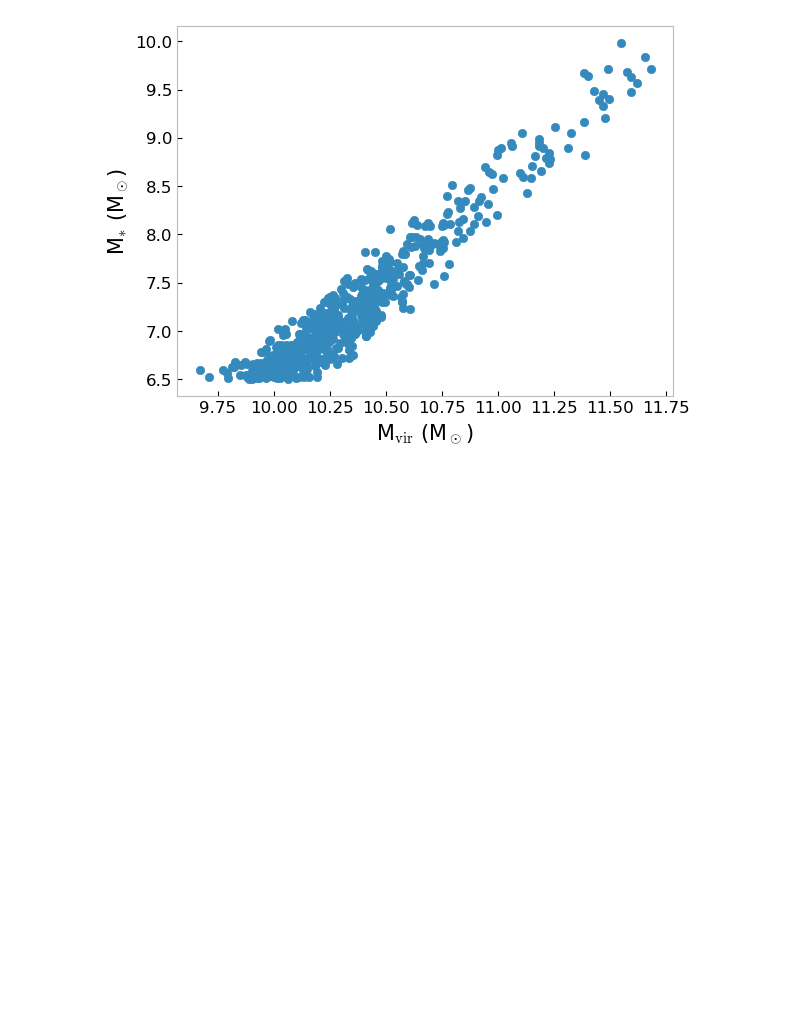
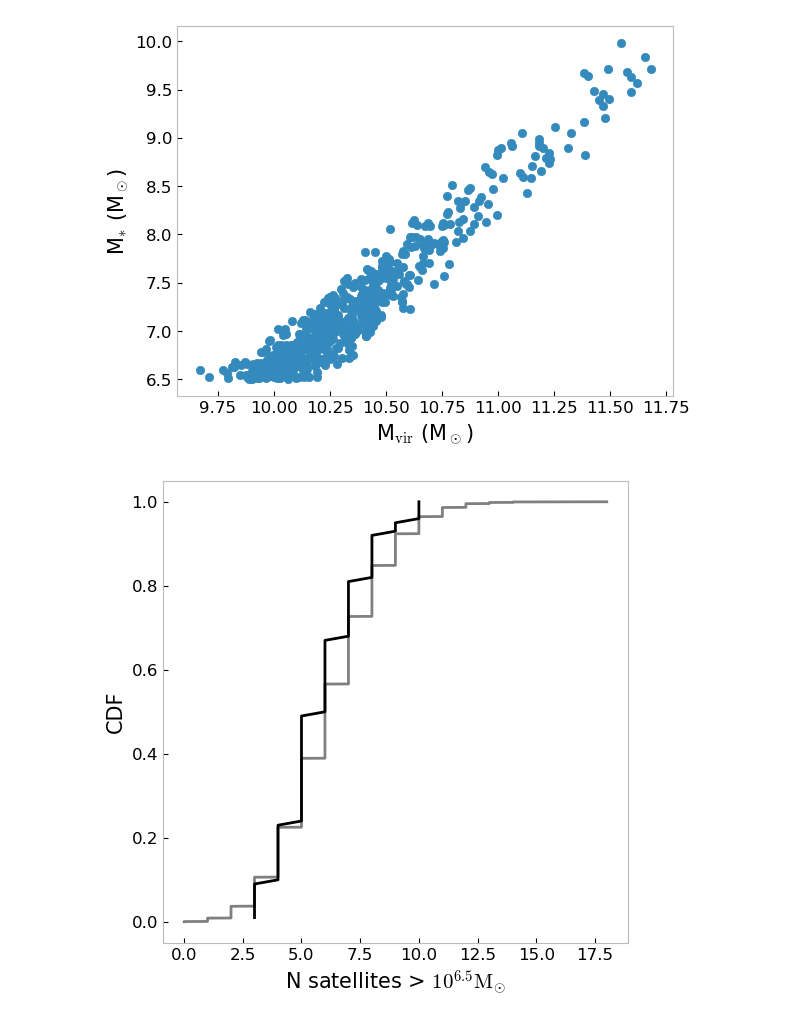
Before and after one commit to jsmonzon/SatGen, a Jupyter notebook: mcmc/notebooks/corcof.ipynb, the cells around one changed output. Saved outputs shown, nothing was run; the diff lists cells and outputs as text; code cells hidden in the pictures; blank space fills up the shorter version.

```diff
--- a/mcmc/notebooks/corcof.ipynb
+++ b/mcmc/notebooks/corcof.ipynb
@@ -474,2 +435,11 @@ def lnlike(theta):
 # %%
 wow = np.apply_along_axis(lnlike, 1, thetas)
+# %%
+plt.figure(figsize=(6,6))
+plt.plot(models.stat.satfreq_sorted, models.stat.ecdf_satfreq, color="grey", label="model")
+plt.plot(data.stat.satfreq_sorted, data.stat.ecdf_satfreq, color="black", label="data")
+plt.xlabel("N satellites > $10^{"+str(data.min_mass)+"} \mathrm{M_{\odot}}$", fontsize=15)
+plt.ylabel("CDF", fontsize=15)
+plt.show()
+# %% [output]
+[figure, added]
```
Also changed, not shown: parts of 25 cells of this notebook, 10 other files.
